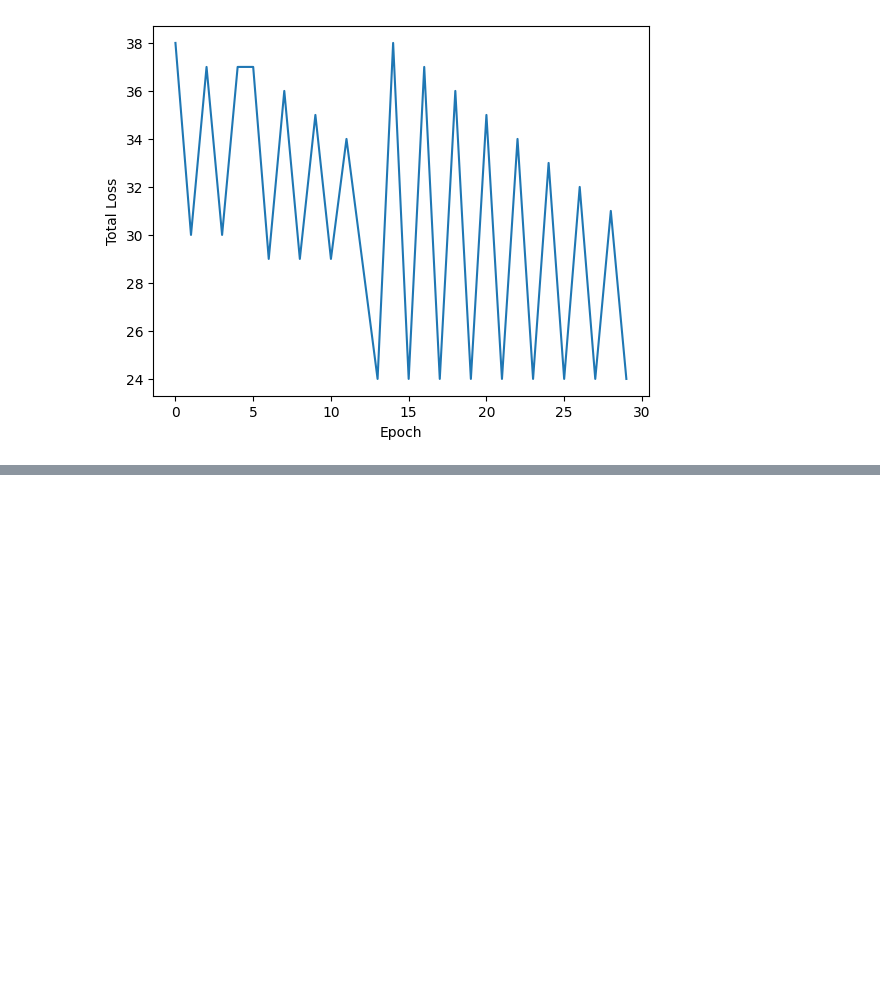
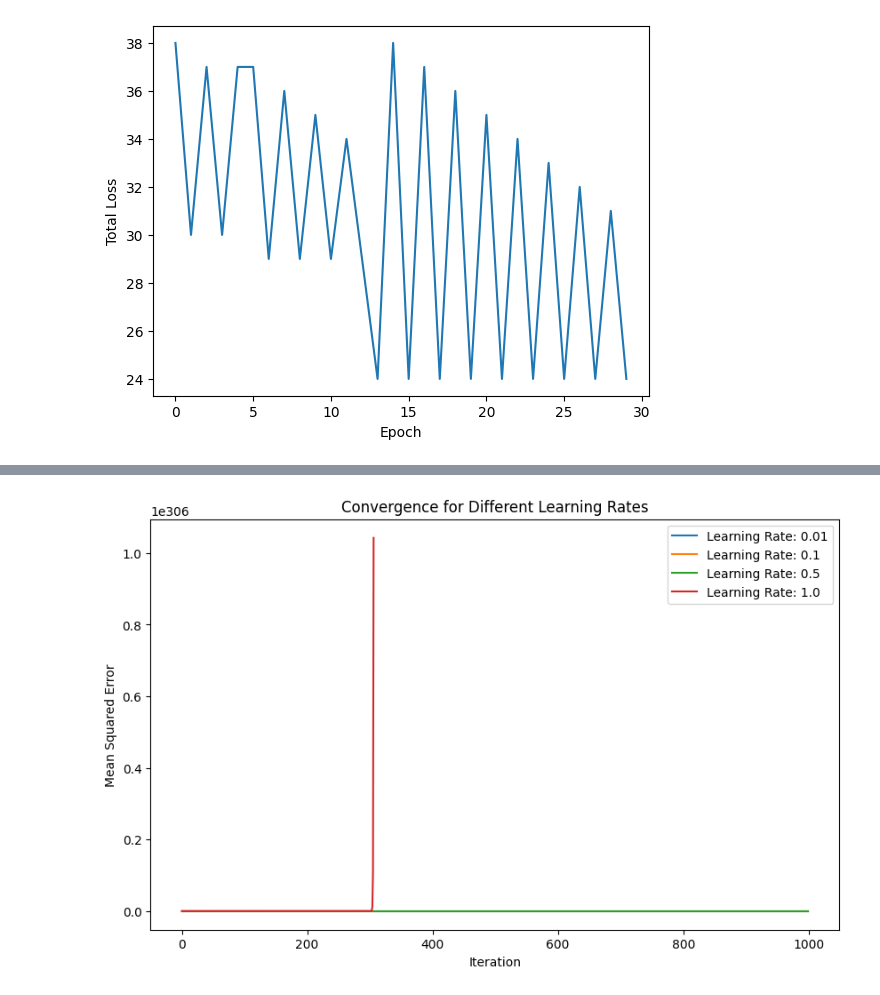
Before and after one commit to Barukuladinesh/FMML-LAB--1, a Jupyter notebook: FMML_Module4_Lab1_2024.ipynb, the cells around one changed output, grey strips where cells are left out. Drawn from its saved outputs; the diff is of its cells as text; code cells hidden in the pictures; blank space fills up the shorter version.

```diff
--- a/FMML_Module4_Lab1_2024.ipynb
+++ b/FMML_Module4_Lab1_2024.ipynb
@@ -153,0 +243,40 @@ If the training data is not Linearly Separable, the perceptron algorithm will ev
+# %%
+import numpy as np
+import matplotlib.pyplot as plt
+
+# Generate a simple dataset
+np.random.seed(42)
+X = 2 * np.random.rand(100, 1)
+y = 4 + 3 * X + np.random.randn(100, 1)
+
+# Add a bias term to X
+X_b = np.c_[np.ones((100, 1)), X]
+
+# Learning rates to experiment with
+learning_rates = [0.01, 0.1, 0.5, 1.0]
+
+# Number of iterations
+n_iterations = 1000
+
+# Plot the convergence for different learning rates
+plt.figure(figsize=(10, 6))
+
+for lr in learning_rates:
+    theta = np.random.randn(2, 1)  # Random initialization of weights
+    losses = []
+
+    for iteration in range(n_iterations):
+        gradients = 2 / len(X) * X_b.T.dot(X_b.dot(theta) - y)
+        theta = theta - lr * gradients
+        loss = np.mean((X_b.dot(theta) - y) ** 2)
+        losses.append(loss)
+
+    plt.plot(losses, label=f'Learning Rate: {lr}')
+
+plt.title('Convergence for Different Learning Rates')
+plt.xlabel('Iteration')
+plt.ylabel('Mean Squared Error')
+plt.legend()
+plt.show()
+# %% [output]
+[figure, added]
```
Also changed, not shown: parts of 7 cells of this notebook.
